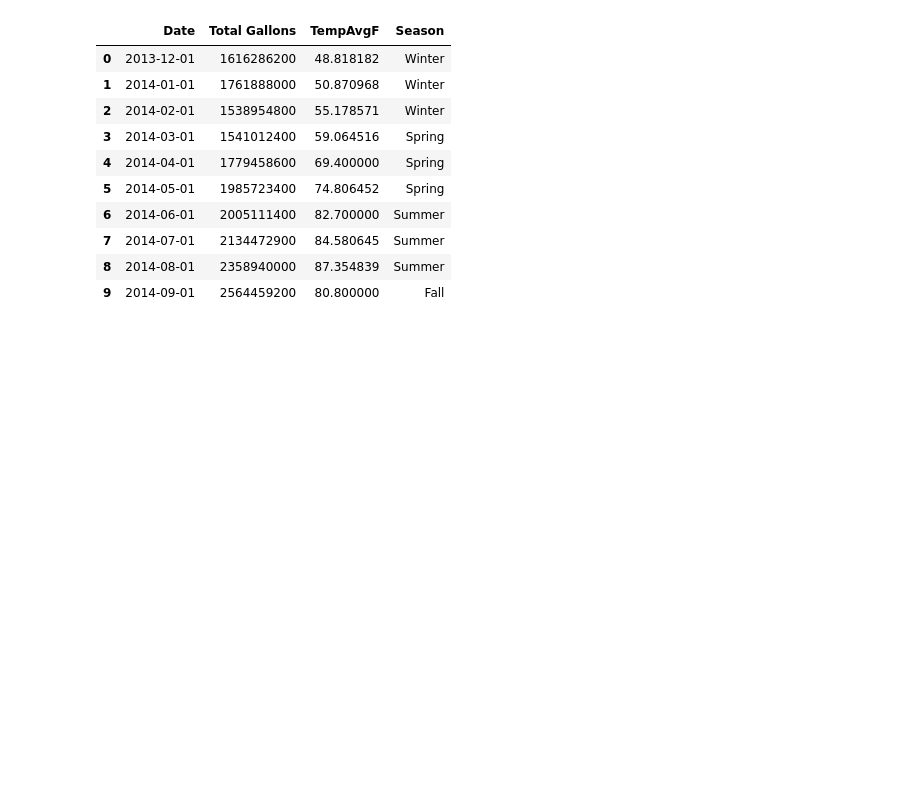
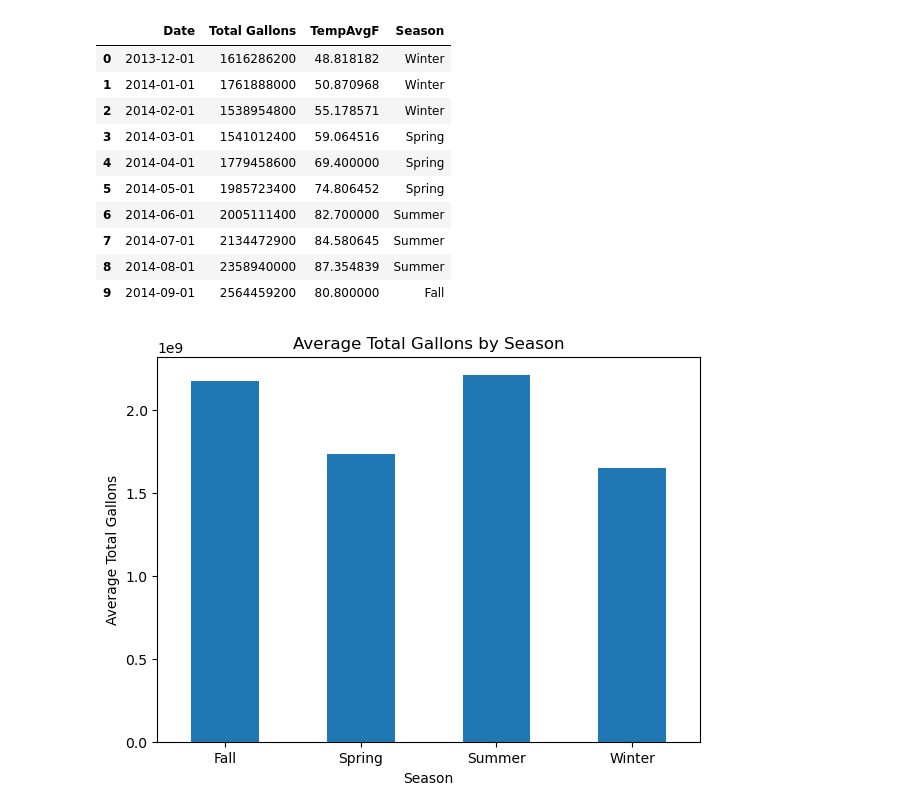
Before and after one commit to kadyepley/project-one, a Jupyter notebook: Austin_Weather_Water/austin_weather_water.ipynb, the cells around one changed output. Cells and saved outputs as stored; diff of their text form; code cells hidden in the pictures; blank space fills up the shorter version.

```diff
--- a/Austin_Weather_Water/austin_weather_water.ipynb
+++ b/Austin_Weather_Water/austin_weather_water.ipynb
@@ -210,3 +237,16 @@ merged_df.head(10)
 | 7 | 2014-07-01 | 2134472900 | 84.580645 | Summer |
 | 8 | 2014-08-01 | 2358940000 | 87.354839 | Summer |
 | 9 | 2014-09-01 | 2564459200 | 80.800000 | Fall |
+# %%
+season_avg = merged_df.groupby('Season')['Total Gallons'].mean()
+
+#plt.bar(season_avg.index, season_avg,)
+#plt.bar(x_axis, y_axis,figsize=(5,4.5))
+season_avg.plot(kind="bar", figsize=(7,5))
+plt.xlabel('Season')
+plt.ylabel('Average Total Gallons')
+plt.title('Average Total Gallons by Season')
+plt.xticks(rotation='horizontal')
+plt.show()
+# %% [output]
+[figure, added]
```
Also changed, not shown: parts of 10 cells of this notebook, 1 other file.
